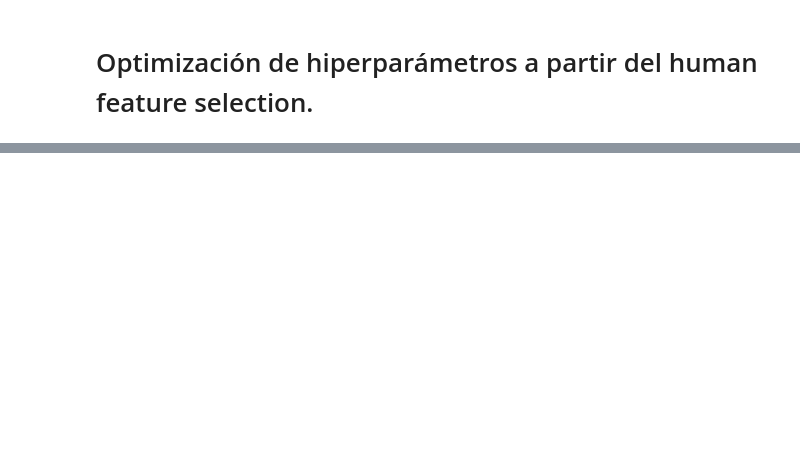
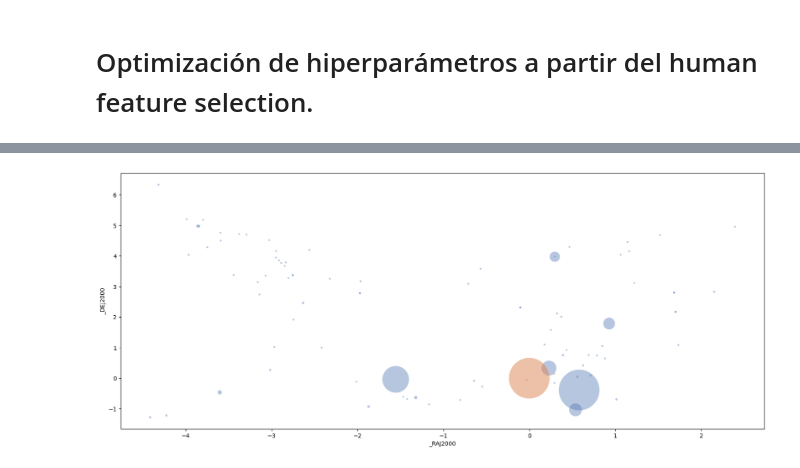
Before and after one commit to TatianaCC/STARS_FinalProject, a Jupyter notebook: src/Class_HDBSCAN.ipynb, the cells around one changed output, grey strips where cells are left out. Saved outputs shown, nothing was run; the diff lists cells and outputs as text; code cells hidden in the pictures; blank space fills up the shorter version.

```diff
--- a/src/Class_HDBSCAN.ipynb
+++ b/src/Class_HDBSCAN.ipynb
@@ -258,0 +345,4 @@ graphic_tester(X_test_with_y_test_human, X_test_with_y_predict_test_human, 'y_te
+# %%
+graphic_tester(X_test_with_y_test_human_B, X_test_with_y_predict_test_human_B, 'y_test_human_B', 'y_predict_test_human_B', '_RAJ2000', '_DEJ2000')
+# %% [output]
+[figure, added]
```
Also changed, not shown: parts of 109 cells of this notebook.
